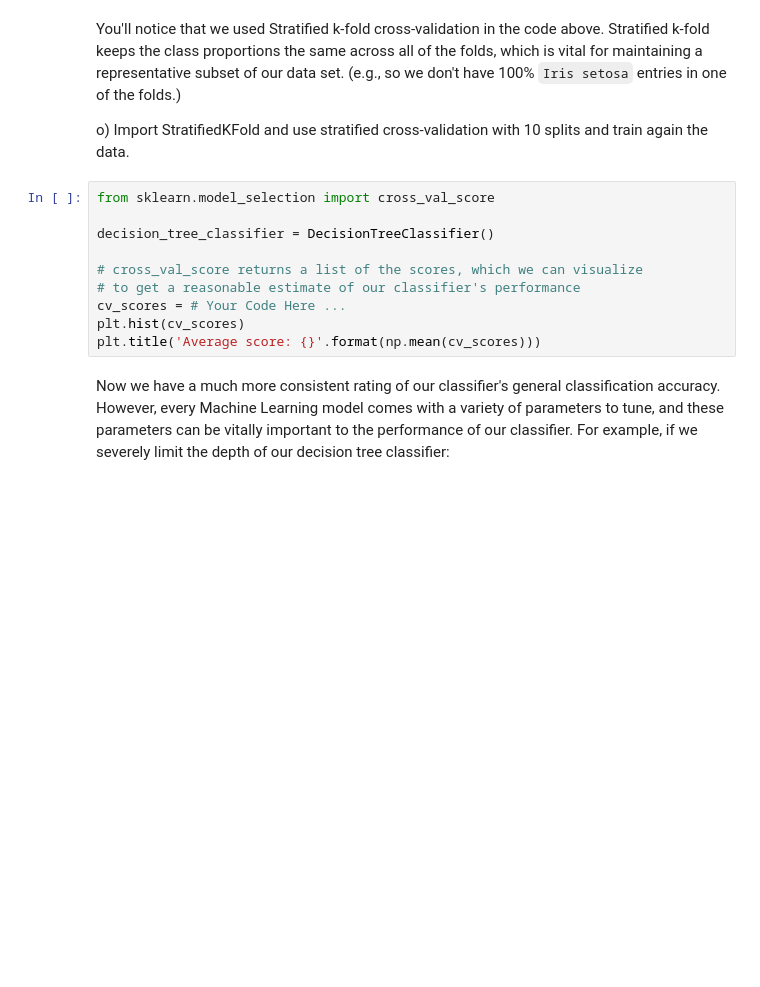
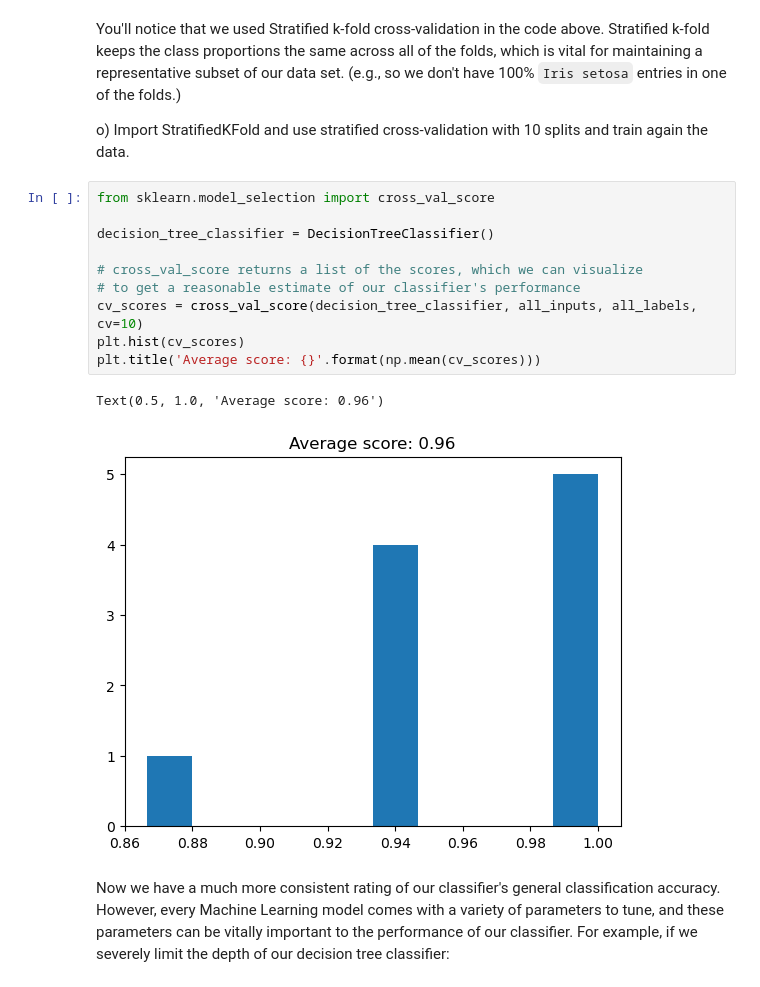
Before and after one commit to VsnGamer/ia-2022, a Jupyter notebook: exercises/Exercise5_IART_SupervisedLearning_Notebook/Exercise5_SupervisedLearning_ToComplete.ipynb, the cells around one changed output. Cells and saved outputs as stored; diff of their text form; blank space fills up the shorter version.

```diff
--- a/exercises/Exercise5_IART_SupervisedLearning_Notebook/Exercise5_SupervisedLearning_ToComplete.ipynb
+++ b/exercises/Exercise5_IART_SupervisedLearning_Notebook/Exercise5_SupervisedLearning_ToComplete.ipynb
@@ -368,13 +381,16 @@ o)	Import StratifiedKFold and use stratified cross-validation with 10 splits and
 # %%
 from sklearn.model_selection import cross_val_score
 
 decision_tree_classifier = DecisionTreeClassifier()
 
 # cross_val_score returns a list of the scores, which we can visualize
 # to get a reasonable estimate of our classifier's performance
-cv_scores = # Your Code Here ...
+cv_scores = cross_val_score(decision_tree_classifier, all_inputs, all_labels, cv=10)
 plt.hist(cv_scores)
 plt.title('Average score: {}'.format(np.mean(cv_scores)))
+# %% [output]
+Text(0.5, 1.0, 'Average score: 0.96')
+[figure, added]
 # %% [markdown]
 Now we have a much more consistent rating of our classifier's general classification accuracy. However, every Machine Learning model comes with a variety of parameters to tune, and these parameters can be vitally important to the performance of our classifier. For example, if we severely limit the depth of our decision tree classifier:
 # %%
```
Also changed, not shown: parts of 10 cells of this notebook, 2 other files.
